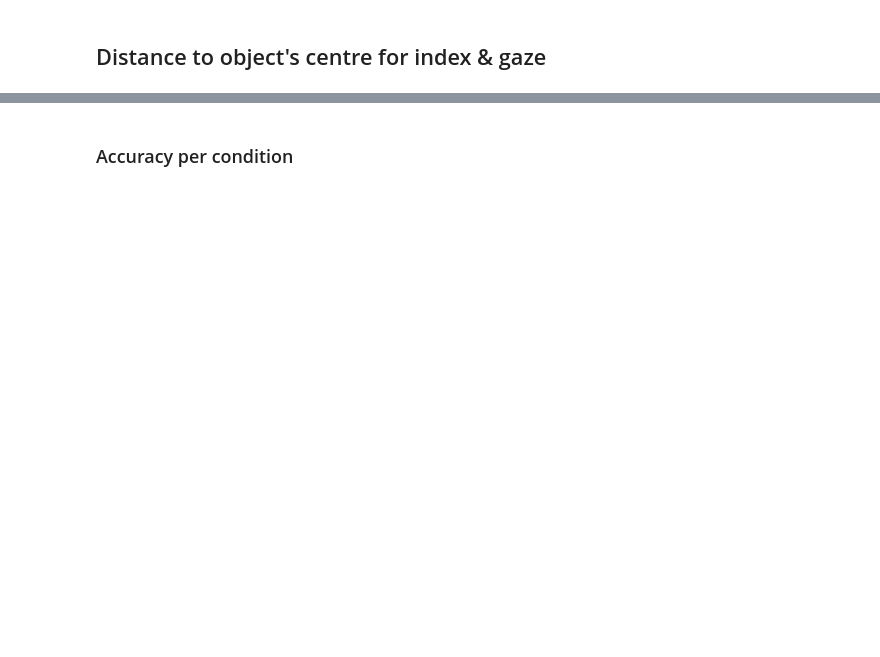
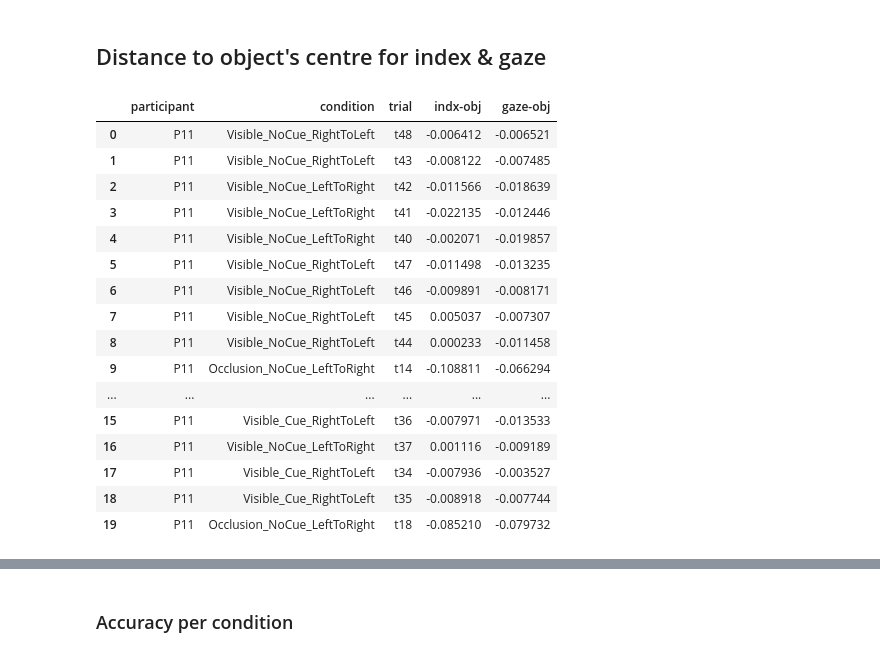
Before and after one commit to Roman-Belenya/perception_and_action, a Jupyter notebook: explore.ipynb, the cells around one changed output, grey strips where cells are left out. Saved outputs shown, nothing was run; the diff lists cells and outputs as text; code cells hidden in the pictures; blank space fills up the shorter version.

```diff
--- a/explore.ipynb
+++ b/explore.ipynb
@@ -49,4 +49,24 @@ for name, subj in d.items():
         long_table = long_table.append(to_add, ignore_index = True)
+# %%
+long_table[:20]
+# %% [output]
+|  | participant | condition | trial | indx-obj | gaze-obj |
+| 0 | P11 | Visible_NoCue_RightToLeft | t48 | -0.006412 | -0.006521 |
+| 1 | P11 | Visible_NoCue_RightToLeft | t43 | -0.008122 | -0.007485 |
+| 2 | P11 | Visible_NoCue_LeftToRight | t42 | -0.011566 | -0.018639 |
+| 3 | P11 | Visible_NoCue_LeftToRight | t41 | -0.022135 | -0.012446 |
+| 4 | P11 | Visible_NoCue_LeftToRight | t40 | -0.002071 | -0.019857 |
+| 5 | P11 | Visible_NoCue_RightToLeft | t47 | -0.011498 | -0.013235 |
+| 6 | P11 | Visible_NoCue_RightToLeft | t46 | -0.009891 | -0.008171 |
+| 7 | P11 | Visible_NoCue_RightToLeft | t45 | 0.005037 | -0.007307 |
+| 8 | P11 | Visible_NoCue_RightToLeft | t44 | 0.000233 | -0.011458 |
+| 9 | P11 | Occlusion_NoCue_LeftToRight | t14 | -0.108811 | -0.066294 |
+| ... | ... | ... | ... | ... | ... |
+| 15 | P11 | Visible_Cue_RightToLeft | t36 | -0.007971 | -0.013533 |
+| 16 | P11 | Visible_NoCue_LeftToRight | t37 | 0.001116 | -0.009189 |
+| 17 | P11 | Visible_Cue_RightToLeft | t34 | -0.007936 | -0.003527 |
+| 18 | P11 | Visible_Cue_RightToLeft | t35 | -0.008918 | -0.007744 |
+| 19 | P11 | Occlusion_NoCue_LeftToRight | t18 | -0.085210 | -0.079732 |
 # %%
 inter1 = long_table.groupby(['participant', 'condition']).aggregate(np.mean)
 inter2 = inter1.reset_index(level = ['condition'])
```
Also changed, not shown: parts of 32 cells of this notebook.
